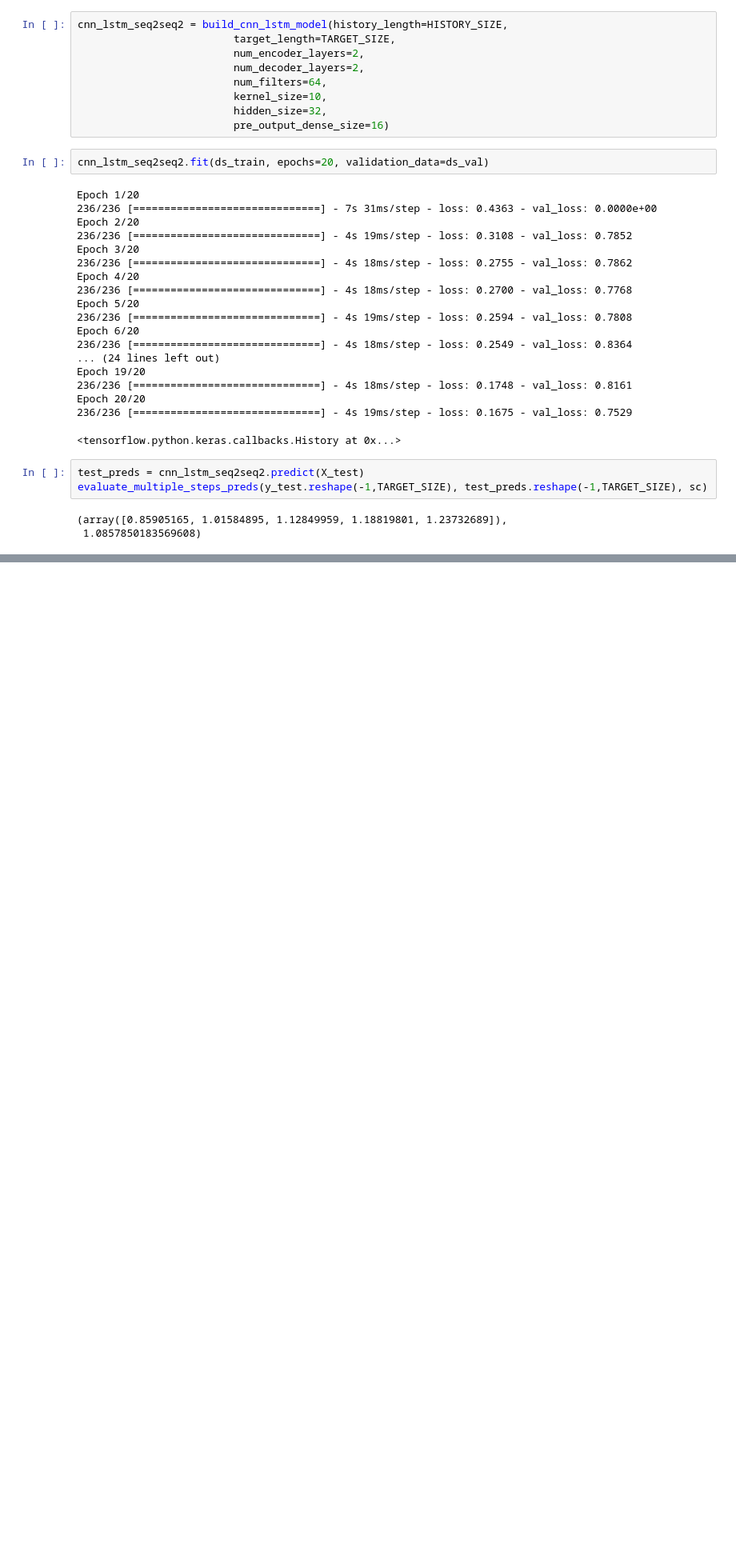
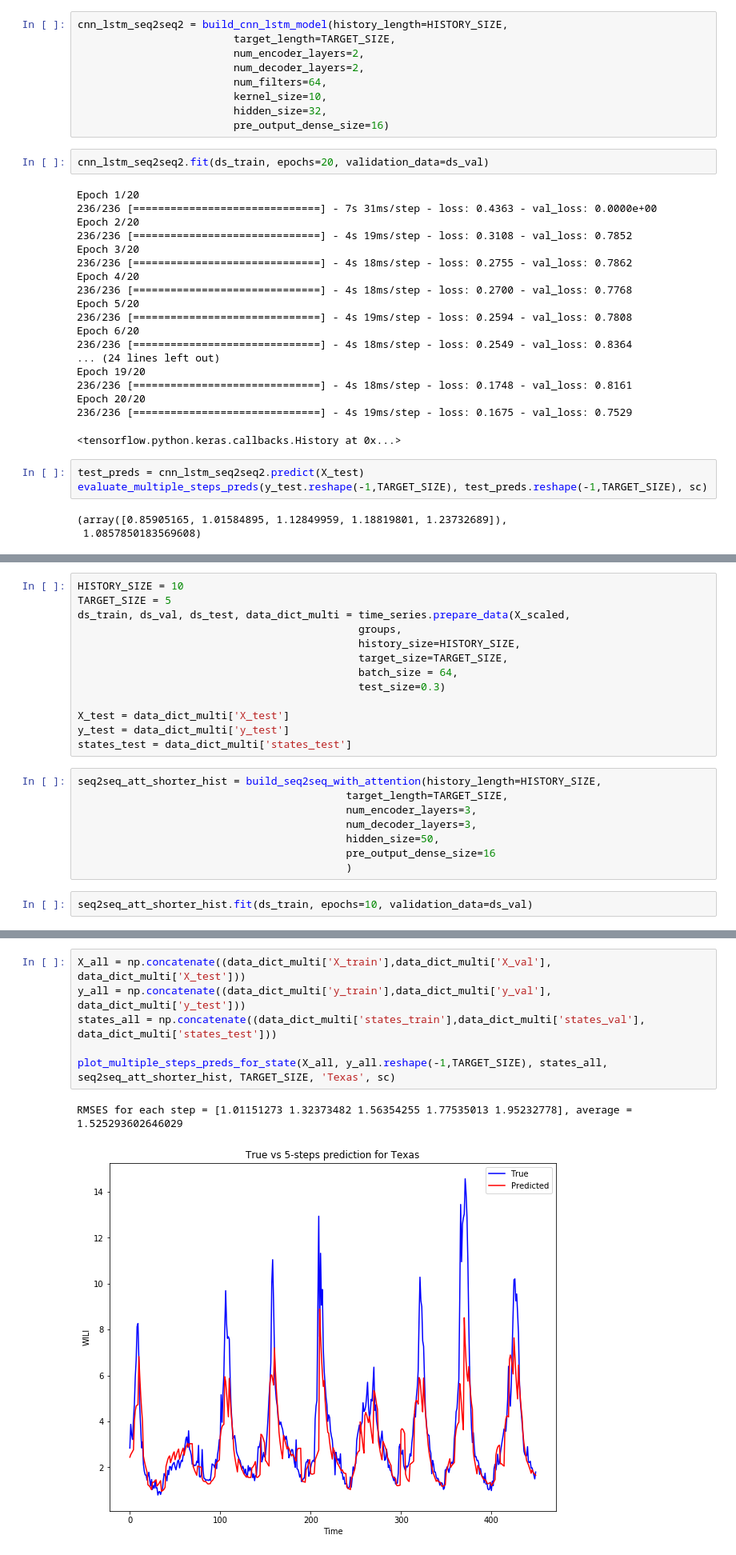
Before and after one commit to benlevyx/modelling-infectious-disease, a Jupyter notebook: notebooks/seq2seq.ipynb, the cells around one changed output, grey strips where cells are left out. Shown: that part at 80% size. Cells and saved outputs as stored; diff of their text form; blank space fills up the shorter version.

Commit message:
added model with attention

```diff
--- a/notebooks/seq2seq.ipynb
+++ b/notebooks/seq2seq.ipynb
@@ -755,0 +924,23 @@ evaluate_multiple_steps_preds(y_test.reshape(-1,TARGET_SIZE), test_preds.reshape
+# %%
+HISTORY_SIZE = 10
+TARGET_SIZE = 5
+ds_train, ds_val, ds_test, data_dict_multi = time_series.prepare_data(X_scaled,
+                                             groups,
+                                             history_size=HISTORY_SIZE,
+                                             target_size=TARGET_SIZE,
+                                             batch_size = 64,
+                                             test_size=0.3)
+
+X_test = data_dict_multi['X_test']
+y_test = data_dict_multi['y_test']
+states_test = data_dict_multi['states_test']
+# %%
+seq2seq_att_shorter_hist = build_seq2seq_with_attention(history_length=HISTORY_SIZE,
+                                           target_length=TARGET_SIZE,
+                                           num_encoder_layers=3,
+                                           num_decoder_layers=3,
+                                           hidden_size=50,
+                                           pre_output_dense_size=16
+                                           )
+# %%
+seq2seq_att_shorter_hist.fit(ds_train, epochs=10, validation_data=ds_val)
@@ -755,0 +977,9 @@ evaluate_multiple_steps_preds(y_test.reshape(-1,TARGET_SIZE), test_preds.reshape
+# %%
+X_all = np.concatenate((data_dict_multi['X_train'],data_dict_multi['X_val'], data_dict_multi['X_test']))
+y_all = np.concatenate((data_dict_multi['y_train'],data_dict_multi['y_val'], data_dict_multi['y_test']))
+states_all = np.concatenate((data_dict_multi['states_train'],data_dict_multi['states_val'], data_dict_multi['states_test']))
+
+plot_multiple_steps_preds_for_state(X_all, y_all.reshape(-1,TARGET_SIZE), states_all, seq2seq_att_shorter_hist, TARGET_SIZE, 'Texas', sc)
+# %% [output]
+RMSES for each step = [1.01151273 1.32373482 1.56354255 1.77535013 1.95232778], average = 1.525293602646029
+[figure, added]
```
Also changed, not shown: parts of 20 cells of this notebook.
